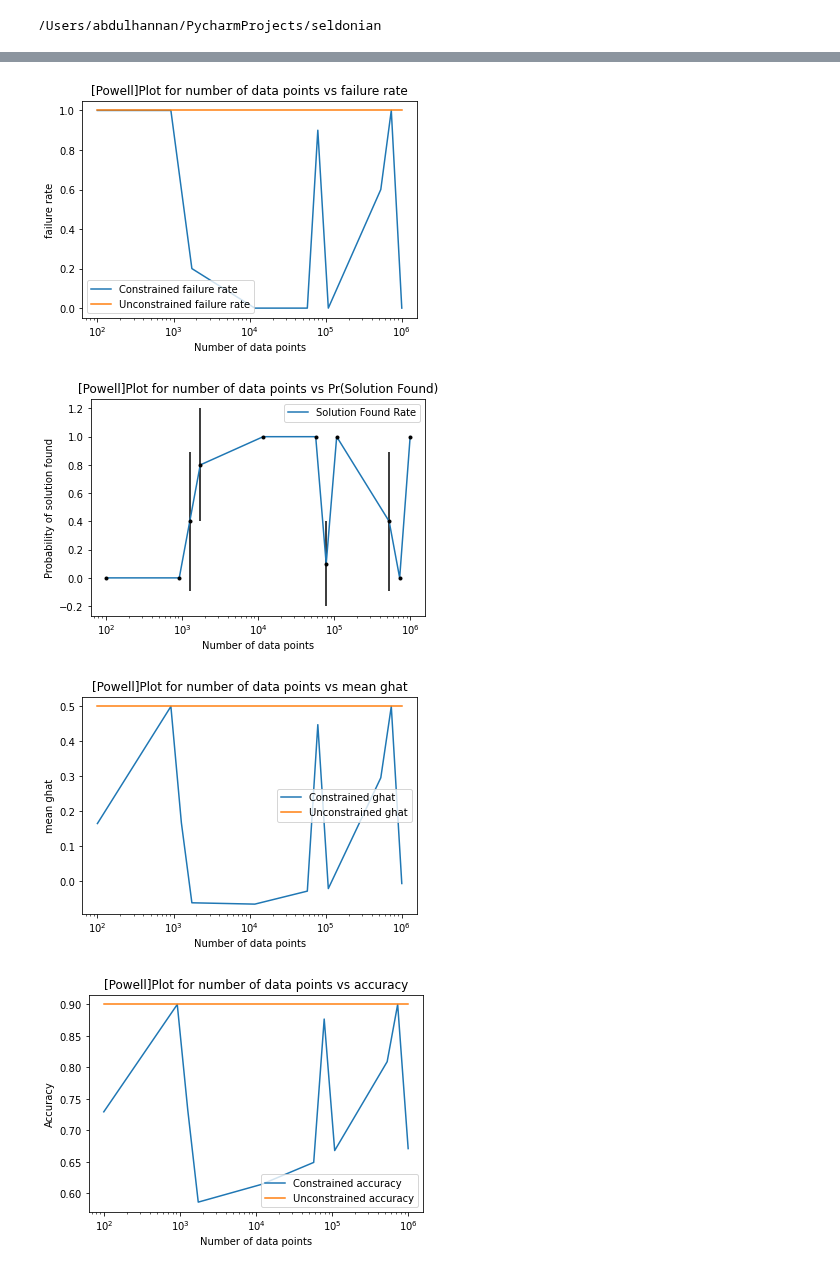
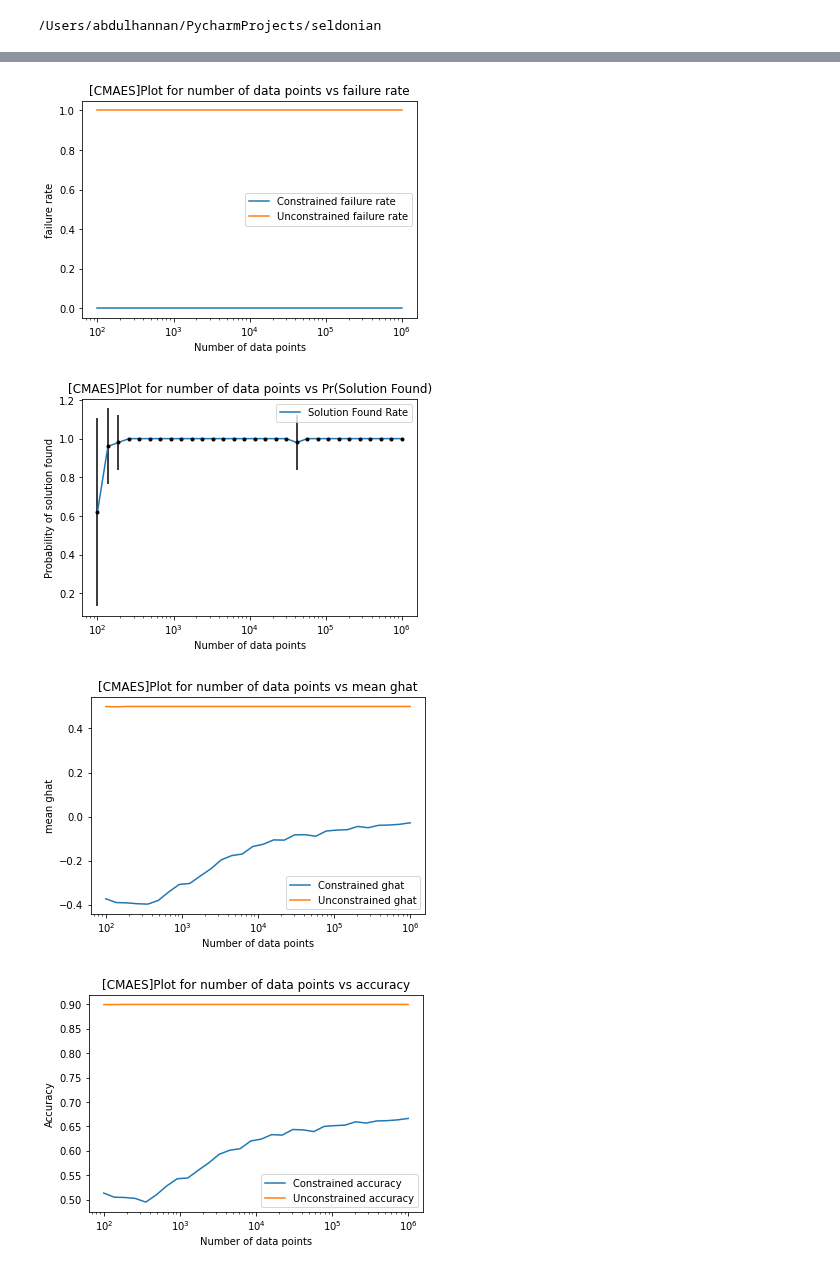
Before and after one commit to hannanabdul55/seldonian-fairness, a Jupyter notebook: notebooks/Plot_results-final.ipynb, the cells around one changed output, grey strips where cells are left out. Saved outputs shown, nothing was run; the diff lists cells and outputs as text; code cells hidden in the pictures.

```diff
--- a/notebooks/Plot_results-final.ipynb
+++ b/notebooks/Plot_results-final.ipynb
@@ -13,13 +13,13 @@ from experiment.plot_results import *
 # %%
-folder = 'result/result_final_powell_dry'
+folder = 'result/result_final_cmaes_hf_50tr'
 
 config = pickle.load(open(folder + "/config.p", "rb"))
 exps = pickle.load(open(folder + "/exps.p", "rb"))
 res = pickle.load(open(list(glob.glob(folder + '/final_res*.p'))[0], 'rb'))
 plot_results(res, config['opt'])
 # %% [output]
-[figure, old version]
+[figure, new version]
-[figure, old version]
+[figure, new version]
-[figure, old version]
+[figure, new version]
-[figure, old version]
+[figure, new version]
 # %% [markdown]
```
Also changed, not shown: parts of 11 cells of this notebook, 2 other files.
